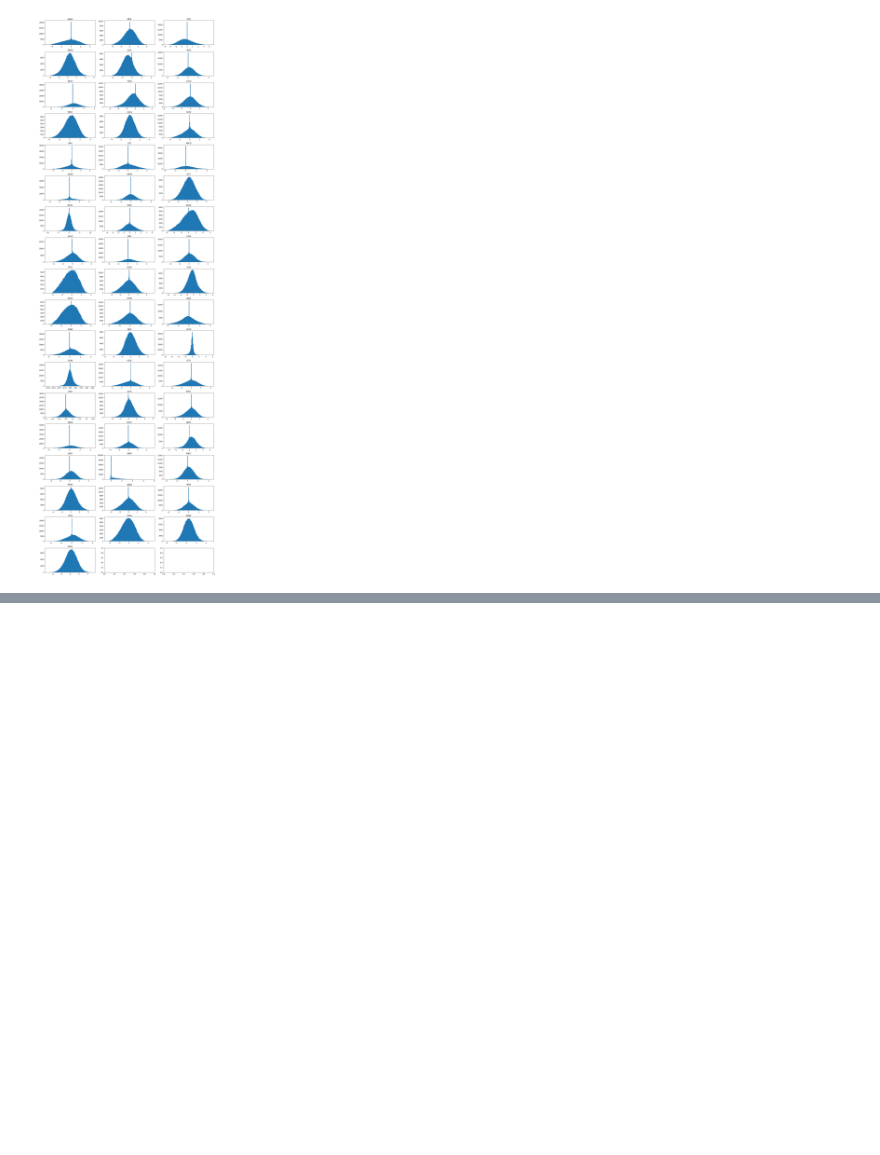
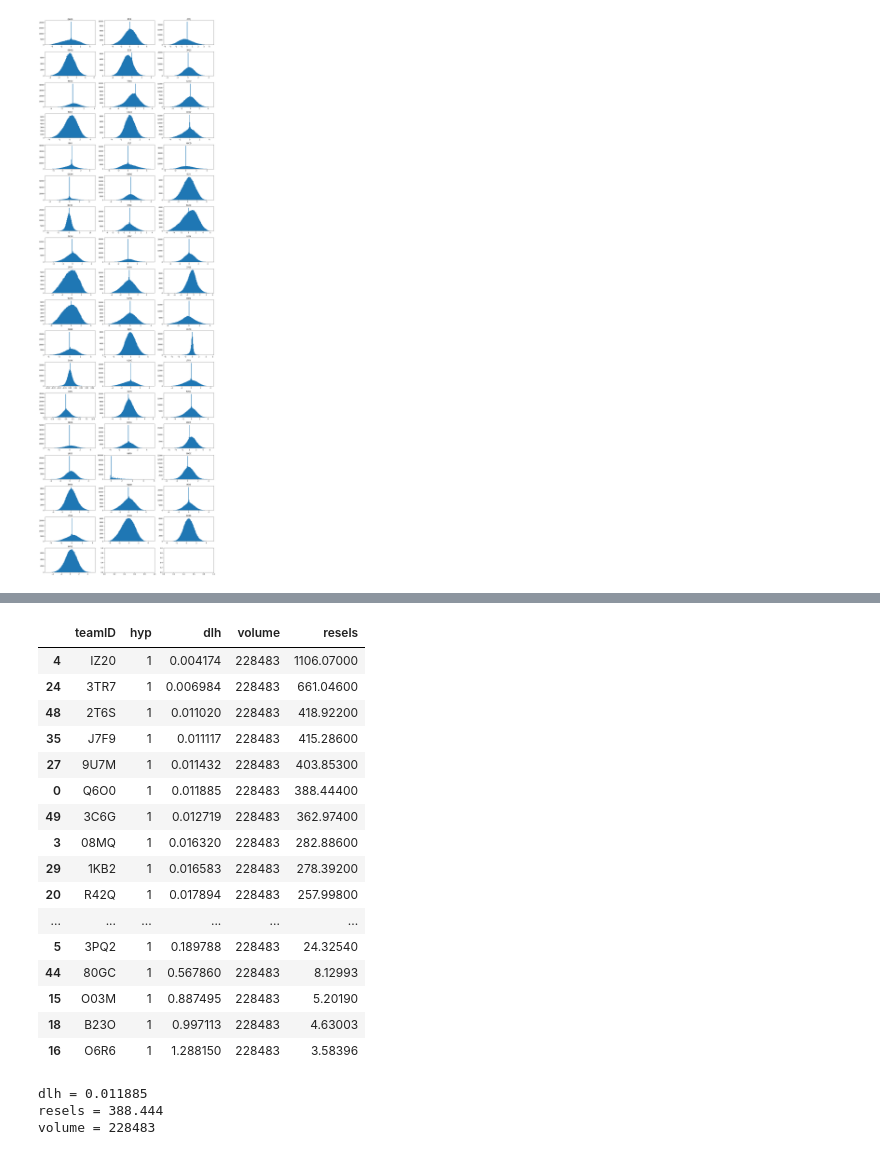
Before and after one commit to poldrack/narps, a Jupyter notebook: analysis/PrepareMaps.ipynb, the cells around one changed output, grey strips where cells are left out. Saved outputs shown, nothing was run; the diff lists cells and outputs as text; code cells hidden in the pictures; blank space fills up the shorter version.

```diff
--- a/analysis/PrepareMaps.ipynb
+++ b/analysis/PrepareMaps.ipynb
@@ -148,3 +127,8 @@ Index(['teamID', 'NV_collection_string', 'results_comments', 'preregistered',
+# %%
+metadata = get_metadata()
+
+# get dict for converting from team ID to collection ID
+teamID_to_collectionID_dict = get_teamID_to_collectionID_dict(metadata)
 # %% [markdown]
 ### Processing the statistical images
 # %% [markdown]
@@ -256,7 +264,7 @@ for i in input_dirs:
     for hyp in range(1,10):
 
         # make thresholded mask in orig space
-        threshfile = os.path.join(resampdir,'hypo%d_unthresh.nii.gz'%hyp)
+        threshfile = os.path.join(resampdir,'hypo%d_thresh.nii.gz'%hyp)
         if os.path.exists(threshfile):
             threshdata = masker.fit_transform(threshfile)
             n_nan[collectionID][hyp]=numpy.sum(numpy.isnan(threshdata))
@@ -683,5 +693,4 @@ making figure for hyp 9
 # %%
-### convert all to Z stats
 
 map_info = pandas.read_csv(os.path.join(basedir,'narps_neurovault_images_details.csv'))
 map_info.head()
@@ -689,7 +698,9 @@ unthresh_stat_type=map_info[['teamID (the four-characters string identifying you
                              'Our unthresholded images on neurovault represent (if other, please specify)']]
 unthresh_stat_type.columns=['teamID','imgtype']
 unthresh_stat_type.index = unthresh_stat_type.teamID
+unthresh_stat_type = unthresh_stat_type.drop_duplicates(subset='teamID',keep='last')
 unthresh_stat_type.loc[:,'imgtype']= [i.split('values')[0].strip() for i in unthresh_stat_type.imgtype]
+
 # manual fixes
 unthresh_stat_type.loc['E3B6','imgtype']='t'
 # for those that don't fit, set to NA
@@ -775,0 +760,23 @@ unthresh_stat_type
+# %%
+
+est = SmoothEstimate()
+smoothness = []
+for hyp in hypnums:
+    print('estimating smoothness for hyp',hyp)
+    for i in input_dirs:
+        resampdir = i.replace('orig','resampled')
+        collectionID = os.path.basename(i)
+        teamID = collectionID.split('_')[1]
+        unthreshfile = os.path.join(resampdir,'hypo%d_unthresh.nii.gz'%hyp)
+        if not os.path.exists(unthreshfile):
+            continue
+        est.inputs.zstat_file = unthreshfile
+        est.inputs.mask_file = mask_img
+        smoothest_output = est.run()
+        smoothness.append([teamID,hyp,smoothest_output.outputs.dlh,
+                                       smoothest_output.outputs.volume,
+                                       smoothest_output.outputs.resels])
+
+
+smoothness_df = pandas.DataFrame(smoothness,columns=['teamID','hyp','dlh','volume','resels'])
+smoothness_df.to_csv('smoothness_est.csv')
@@ -775,0 +801,26 @@ unthresh_stat_type
+# %%
+smoothness_df.sort_values(by='dlh').query('hyp==1')
+# %% [output]
+|  | teamID | hyp | dlh | volume | resels |
+| 4 | IZ20 | 1 | 0.004174 | 228483 | 1106.07000 |
+| 24 | 3TR7 | 1 | 0.006984 | 228483 | 661.04600 |
+| 48 | 2T6S | 1 | 0.011020 | 228483 | 418.92200 |
+| 35 | J7F9 | 1 | 0.011117 | 228483 | 415.28600 |
+| 27 | 9U7M | 1 | 0.011432 | 228483 | 403.85300 |
+| 0 | Q6O0 | 1 | 0.011885 | 228483 | 388.44400 |
+| 49 | 3C6G | 1 | 0.012719 | 228483 | 362.97400 |
+| 3 | 08MQ | 1 | 0.016320 | 228483 | 282.88600 |
+| 29 | 1KB2 | 1 | 0.016583 | 228483 | 278.39200 |
+| 20 | R42Q | 1 | 0.017894 | 228483 | 257.99800 |
+| ... | ... | ... | ... | ... | ... |
+| 5 | 3PQ2 | 1 | 0.189788 | 228483 | 24.32540 |
+| 44 | 80GC | 1 | 0.567860 | 228483 | 8.12993 |
+| 15 | O03M | 1 | 0.887495 | 228483 | 5.20190 |
+| 18 | B23O | 1 | 0.997113 | 228483 | 4.63003 |
+| 16 | O6R6 | 1 | 1.288150 | 228483 | 3.58396 |
+# %%
+smoothest_output.outputs
+# %% [output]
+dlh = 0.011885
+resels = 388.444
+volume = 228483
```
Also changed, not shown: parts of 12 cells of this notebook.
